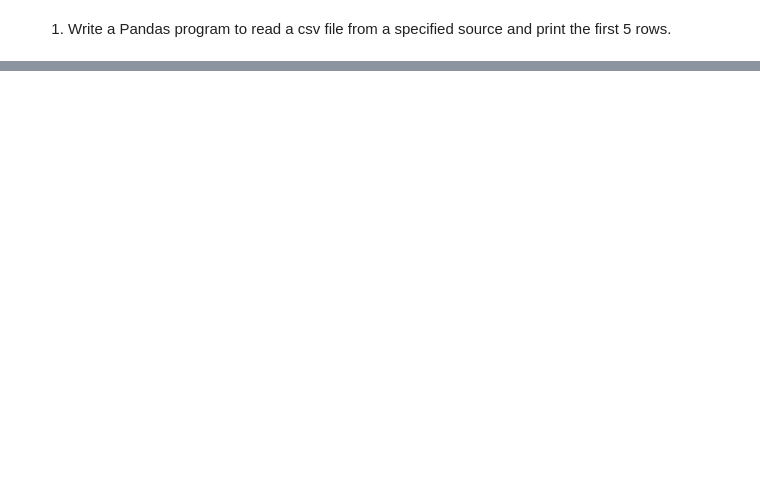
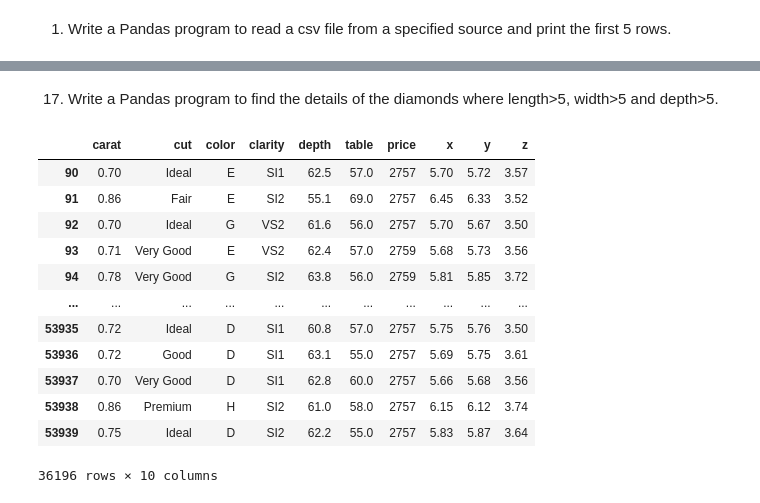
Before and after one commit to odinicc/Data-Practice, a Jupyter notebook: 23 Pandas Practise/Dimonds.ipynb, the cells around one changed output, grey strips where cells are left out. Saved outputs shown, nothing was run; the diff lists cells and outputs as text; code cells hidden in the pictures; blank space fills up the shorter version.

```diff
--- a/23 Pandas Practise/Dimonds.ipynb
+++ b/23 Pandas Practise/Dimonds.ipynb
@@ -20,0 +192,18 @@ diamonds
+# %% [markdown]
+17. Write a Pandas program to find the details of the diamonds where length>5, width>5 and depth>5.
+# %%
+diamonds[(diamonds['x']>5) & (diamonds['y'] > 5) & (diamonds['y'] > 5) ]
+# %% [output]
+|  | carat | cut | color | clarity | depth | table | price | x | y | z |
+| 90 | 0.70 | Ideal | E | SI1 | 62.5 | 57.0 | 2757 | 5.70 | 5.72 | 3.57 |
+| 91 | 0.86 | Fair | E | SI2 | 55.1 | 69.0 | 2757 | 6.45 | 6.33 | 3.52 |
+| 92 | 0.70 | Ideal | G | VS2 | 61.6 | 56.0 | 2757 | 5.70 | 5.67 | 3.50 |
+| 93 | 0.71 | Very Good | E | VS2 | 62.4 | 57.0 | 2759 | 5.68 | 5.73 | 3.56 |
+| 94 | 0.78 | Very Good | G | SI2 | 63.8 | 56.0 | 2759 | 5.81 | 5.85 | 3.72 |
+| ... | ... | ... | ... | ... | ... | ... | ... | ... | ... | ... |
+| 53935 | 0.72 | Ideal | D | SI1 | 60.8 | 57.0 | 2757 | 5.75 | 5.76 | 3.50 |
+| 53936 | 0.72 | Good | D | SI1 | 63.1 | 55.0 | 2757 | 5.69 | 5.75 | 3.61 |
+| 53937 | 0.70 | Very Good | D | SI1 | 62.8 | 60.0 | 2757 | 5.66 | 5.68 | 3.56 |
+| 53938 | 0.86 | Premium | H | SI2 | 61.0 | 58.0 | 2757 | 6.15 | 6.12 | 3.74 |
+| 53939 | 0.75 | Ideal | D | SI2 | 62.2 | 55.0 | 2757 | 5.83 | 5.87 | 3.64 |
+36196 rows × 10 columns
```
Also changed, not shown: parts of 38 cells of this notebook.
